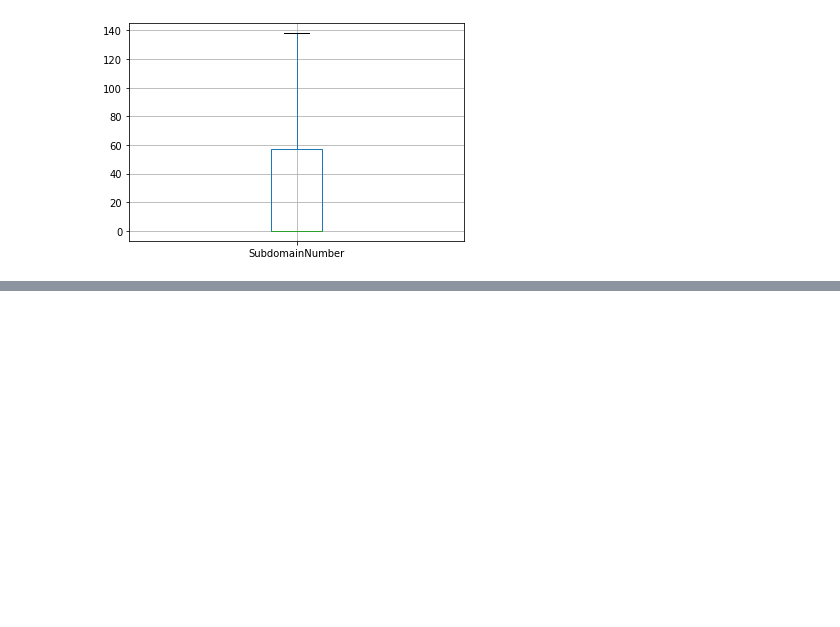
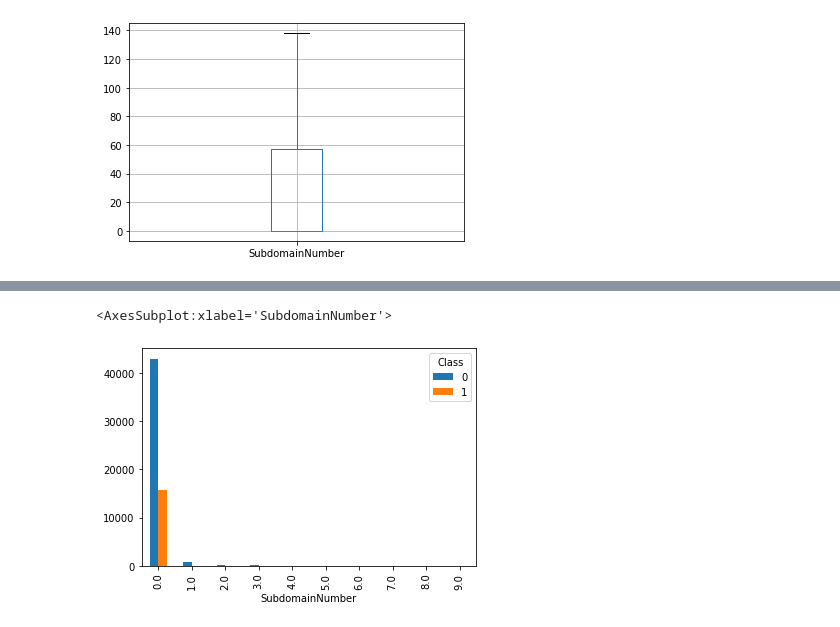
Before and after one commit to lukem1/malicious-domain-classification, a Jupyter notebook: preprocessing.ipynb, the cells around one changed output, grey strips where cells are left out. Saved outputs shown, nothing was run; the diff lists cells and outputs as text; code cells hidden in the pictures; blank space fills up the shorter version.

```diff
--- a/preprocessing.ipynb
+++ b/preprocessing.ipynb
@@ -519,0 +535,5 @@ data.boxplot(column="SubdomainNumber")
+# %%
+pd.crosstab(data["SubdomainNumber"], data["Class"]).head(10).plot.bar()
+# %% [output]
+<AxesSubplot:xlabel='SubdomainNumber'>
+[figure, added]
```
Also changed, not shown: parts of 16 cells of this notebook.
